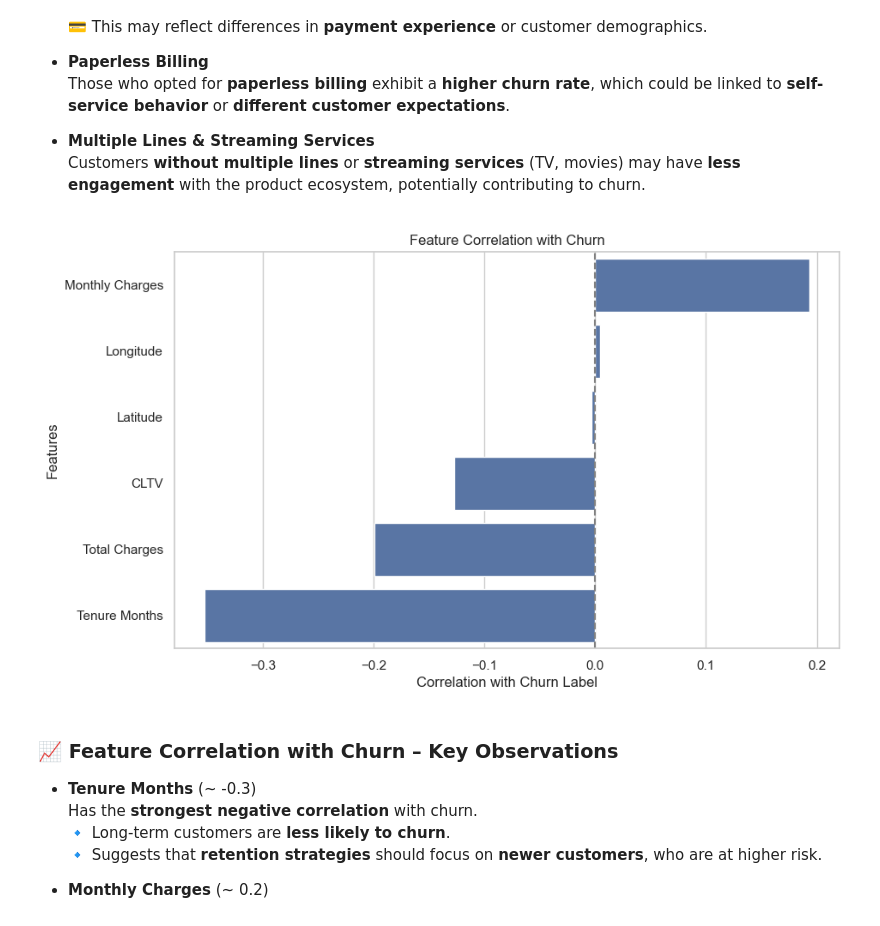
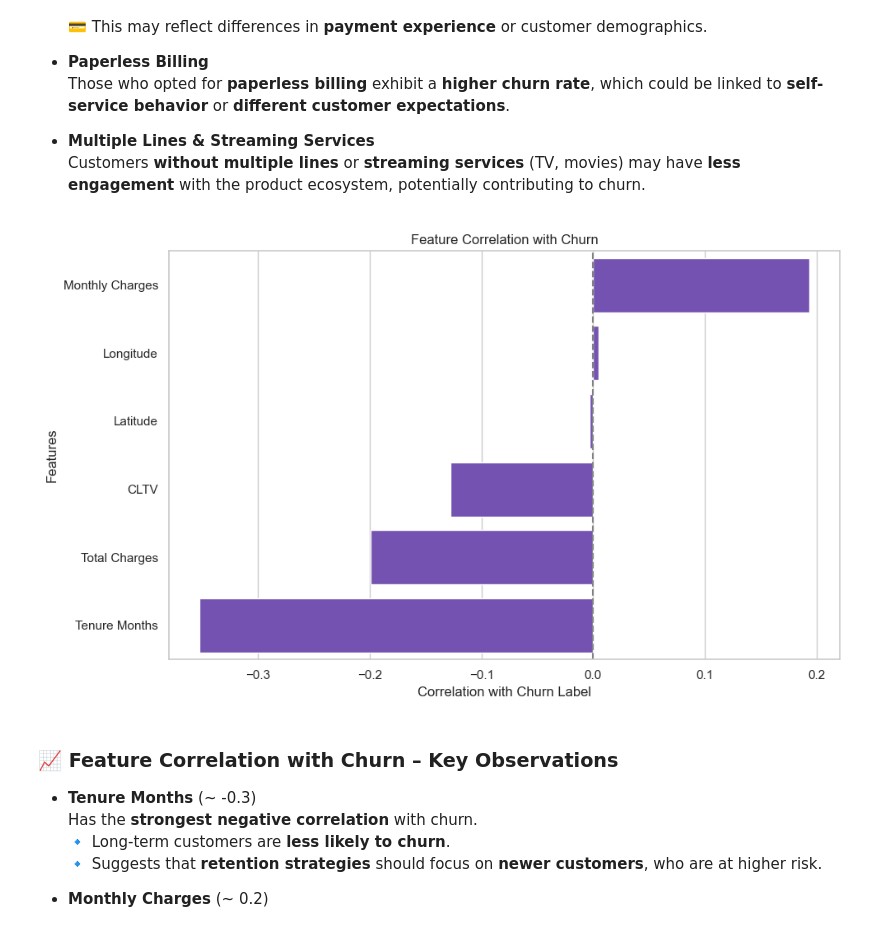
Before and after one commit to amharringthon/IBM-Telco-Churn-Prediction, a Jupyter notebook: Telecom_Churn_EDA_Model.ipynb, the cells around one changed output. Drawn from its saved outputs; the diff is of its cells as text; code cells hidden in the pictures.

```diff
--- a/Telecom_Churn_EDA_Model.ipynb
+++ b/Telecom_Churn_EDA_Model.ipynb
@@ -448,30 +445,30 @@ plt.show()
 # %%
 import seaborn as sns
 import matplotlib.pyplot as plt
 
 # Convert Churn Label to numeric (0 = No Churn, 1 = Churn)
 df["Churn Label"] = df["Churn Label"].replace({"No": 0, "Yes": 1}).astype(int)
-
 
 # Select only numerical columns
 df_numeric = df.select_dtypes(include=["number"])
 
 # Compute correlation matrix
 corr_matrix = df_numeric.corr()
 
 # Extract correlations with Churn Label and sort them
 target_corr = corr_matrix["Churn Label"].drop("Churn Label").sort_values(ascending=False)
 
-# Plot correlation as bar chart
+# Plot correlation as bar chart with purple color
 plt.figure(figsize=(10, 6))
-sns.barplot(x=target_corr.values, y=target_corr.index)
+sns.barplot(x=target_corr.values, y=target_corr.index, color="#6F42C1")  # Purple color
 plt.xlabel("Correlation with Churn Label")
 plt.ylabel("Features")
 plt.title("Feature Correlation with Churn")
 plt.axvline(x=0, color="gray", linestyle="--")
+plt.tight_layout()
 plt.show()
 # %% [output]
-[figure, old version]
+[figure, new version]
 # %% [markdown]
 ### 📈 Feature Correlation with Churn – Key Observations
 
```
Also changed, not shown: parts of 1 cell of this notebook.
